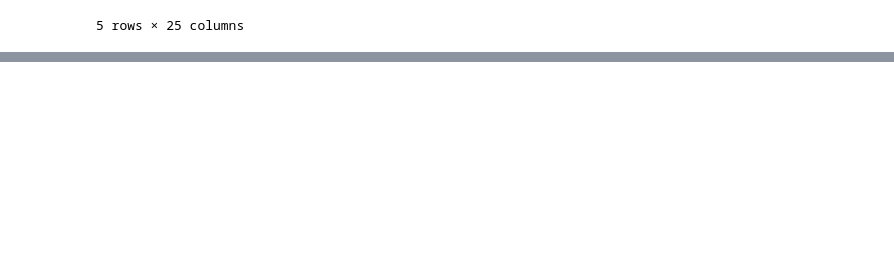
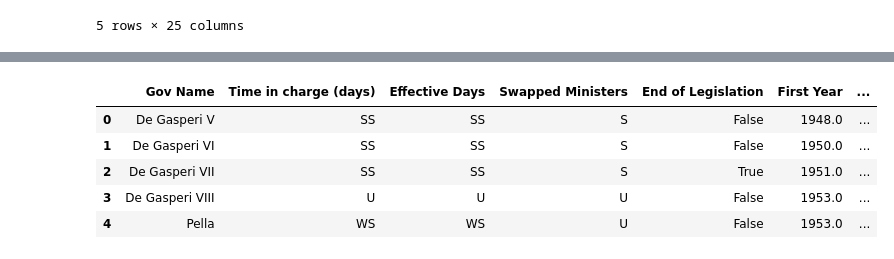
Before and after one commit to Cremadvd/Italian-Government-Stability, a Jupyter notebook: Test_CSV.ipynb, the cells around one changed output, grey strips where cells are left out. Cells and saved outputs as stored; diff of their text form; code cells hidden in the pictures; blank space fills up the shorter version.

```diff
--- a/Test_CSV.ipynb
+++ b/Test_CSV.ipynb
@@ -140,2 +178,19 @@ print(df.columns)
 # %%
-#Preparing Government Member Columns
+#Preparing Distribution Indexes columns
+dis = []
+for i in range(len(df)):
+    di_m = int(round((df['DI House Majority'].iloc[i]+df['DI Senate Majority'].iloc[i])/2,2)*100)
+    di_o = int(round((df['DI House Opposition'].iloc[i]+df['DI Senate Opposition'].iloc[i])/2,2)*100)
+    dis.append([di_m, di_o])
+
+di_df = pd.DataFrame(dis, columns=['Tot DI Majority','Tot DI Opposition'])
+di_majority_intervals = [-1,0,10,30,75,100]
+di_majority_labels = ['SP', 'NO', 'SL', 'F', 'MH']
+di_opposition_intervals = [0,20,45,75,100]
+di_opposition_labels = ['CO', 'DO', 'SO', 'MH']
+
+di_df['Tot DI Majority'] = pd.DataFrame(pd.cut(di_df['Tot DI Majority'], di_majority_intervals, labels=di_majority_labels))
+di_df['Tot DI Opposition'] = pd.DataFrame(pd.cut(di_df['Tot DI Opposition'], di_opposition_intervals, labels=di_opposition_labels))
+
+df = pd.concat([df.drop(['DI House Majority', 'DI House Opposition', 'DI Senate Majority', 'DI Senate Opposition'], axis=1), di_df], axis=1)
+df.head()
@@ -141,0 +205,25 @@ print(df.columns)
+# %%
+#Preparing Government Members Columns
+df['DI Parties in Government'] = 100*df['DI Parties in Government']
+df['DI Parties in Government'] = df['DI Parties in Government'].astype(int)
+df['Tot Gov. Members'] = df['Tot Gov. Members'].astype(int)
+df = df.drop(['N° of VP', 'N° Ministers', 'N° Ministers without portfolio'], axis=1)
+
+di_gov_intervals = [-1,1,25,55,75,100]
+di_gov_labels = ['M', 'L', 'C', 'LC', 'SC']
+gov_m_intervals = [0,22,28,100]
+gov_m_labels = ['S', 'M', 'L']
+swap_min_intervals = [-1,0,3,6,20]
+swap_min_labels = ['U', 'S', 'M','L']
+
+df['DI Parties in Government'] = pd.DataFrame(pd.cut(df['DI Parties in Government'], di_gov_intervals, labels=di_gov_labels))
+df['Tot Gov. Members'] = pd.DataFrame(pd.cut(df['Tot Gov. Members'], gov_m_intervals, labels=gov_m_labels))
+df['Swapped Ministers'] = pd.DataFrame(pd.cut(df['Swapped Ministers'], swap_min_intervals, labels=swap_min_labels))
+df.head()
+# %% [output]
+|  | Gov Name | Time in charge (days) | Effective Days | Swapped Ministers | End of Legislation | First Year | ... |
+| 0 | De Gasperi V | SS | SS | S | False | 1948.0 | ... |
+| 1 | De Gasperi VI | SS | SS | S | False | 1950.0 | ... |
+| 2 | De Gasperi VII | SS | SS | S | True | 1951.0 | ... |
+| 3 | De Gasperi VIII | U | U | U | False | 1953.0 | ... |
+| 4 | Pella | WS | WS | U | False | 1953.0 | ... |
```
Also changed, not shown: parts of 7 cells of this notebook, 1 other file.
